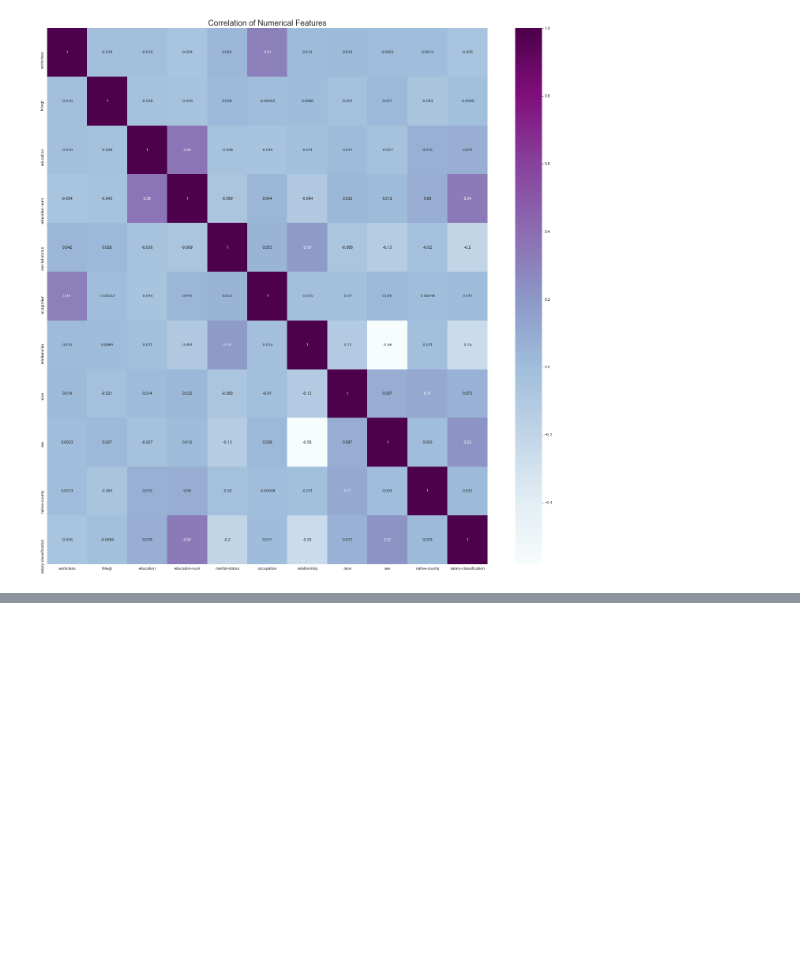
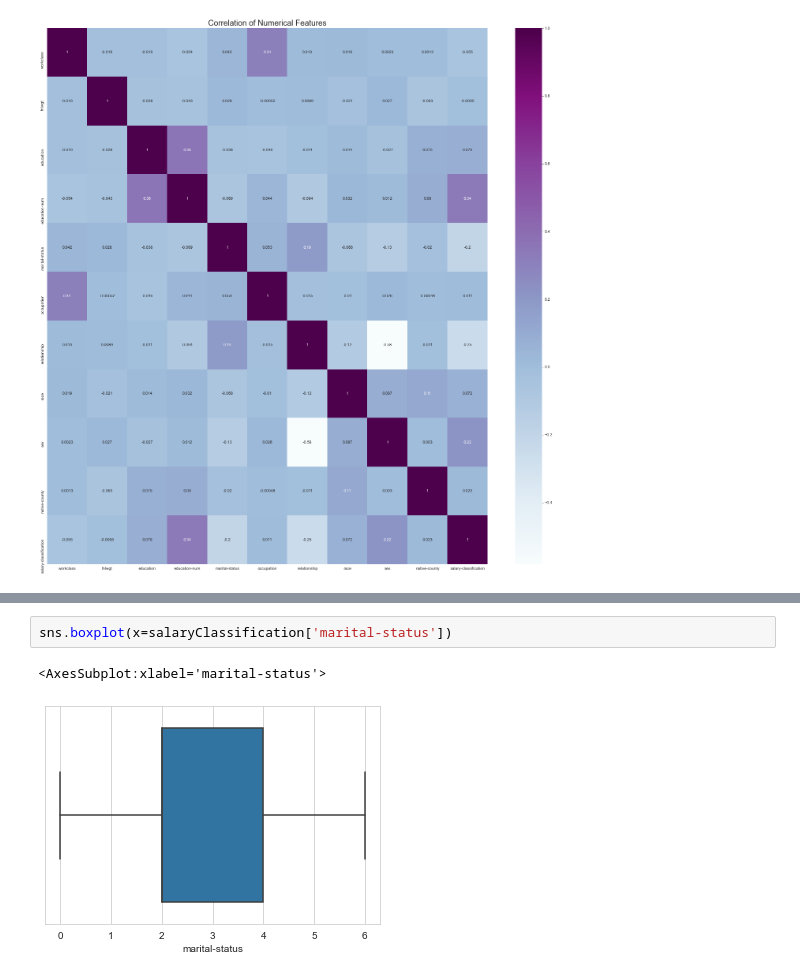
Before and after one commit to mariajbp/AEC, a Jupyter notebook: dataprep.ipynb, the cells around one changed output, grey strips where cells are left out. Drawn from its saved outputs; the diff is of its cells as text; blank space fills up the shorter version.

```diff
--- a/dataprep.ipynb
+++ b/dataprep.ipynb
@@ -289,0 +294,5 @@ plt.show()
+# %%
+sns.boxplot(x=salaryClassification['marital-status'])
+# %% [output]
+<AxesSubplot:xlabel='marital-status'>
+[figure, added]
```
Also changed, not shown: parts of 27 cells of this notebook, 1 other file.
